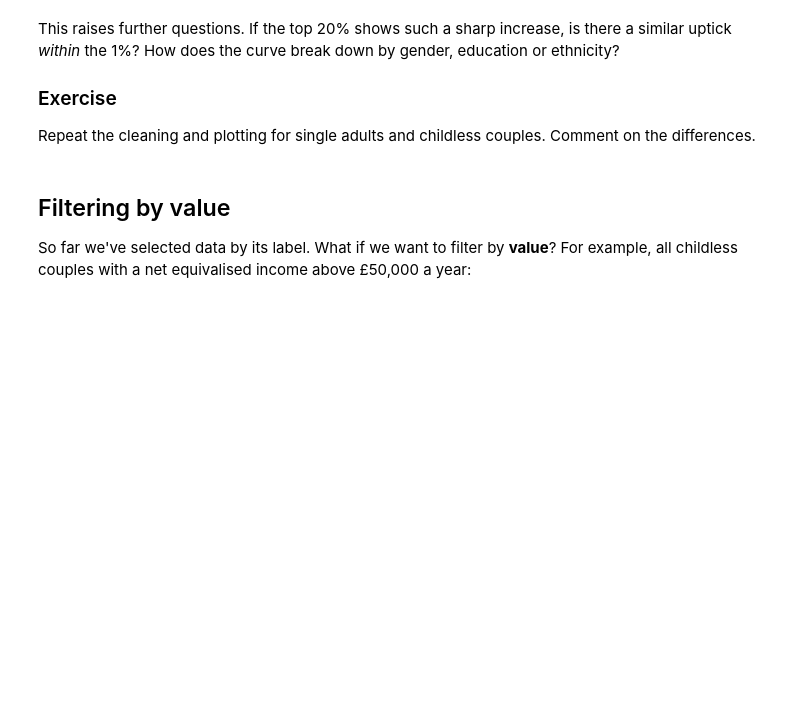
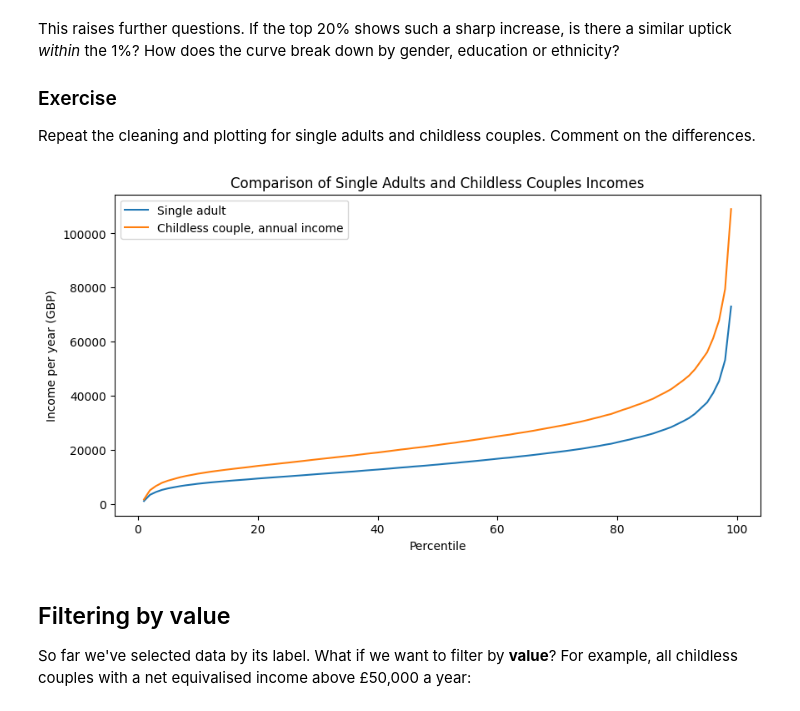
Before and after one commit to youraverax/QM2, a Jupyter notebook: notebooks/W02. Pandas_SAMUEL.ipynb, the cells around one changed output. Saved outputs shown, nothing was run; the diff lists cells and outputs as text; code cells hidden in the pictures; blank space fills up the shorter version.

```diff
--- a/notebooks/W02. Pandas_SAMUEL.ipynb
+++ b/notebooks/W02. Pandas_SAMUEL.ipynb
@@ -245,6 +245,23 @@ This raises further questions. If the top 20% shows such a sharp increase, is th
 Repeat the cleaning and plotting for single adults and childless couples. Comment on the differences.
 # %%
 # your code here
+
+# 1. Select the relevant columns
+clean_comparison = income[["Single adult", "Childless couple, annual income"]]
+
+# 2. Clean the data (remove commas and convert to float)
+clean_comparison = clean_comparison.replace(",", "", regex=True).astype(float)
+
+# 3. Plot the cleaned comparison
+clean_comparison.plot()
+plt.title("Comparison of Single Adults and Childless Couples Incomes")
+plt.xlabel("Percentile")
+plt.ylabel("Income per year (GBP)")
+plt.show()
+
+#commentary: income gap (childless couple is higher than single adults), both curves bend sharpy upward at 90%ile
+# %% [output]
+[figure, added]
 # %% [markdown]
 ## Filtering by value
 
```
Also changed, not shown: parts of 2 cells of this notebook.
